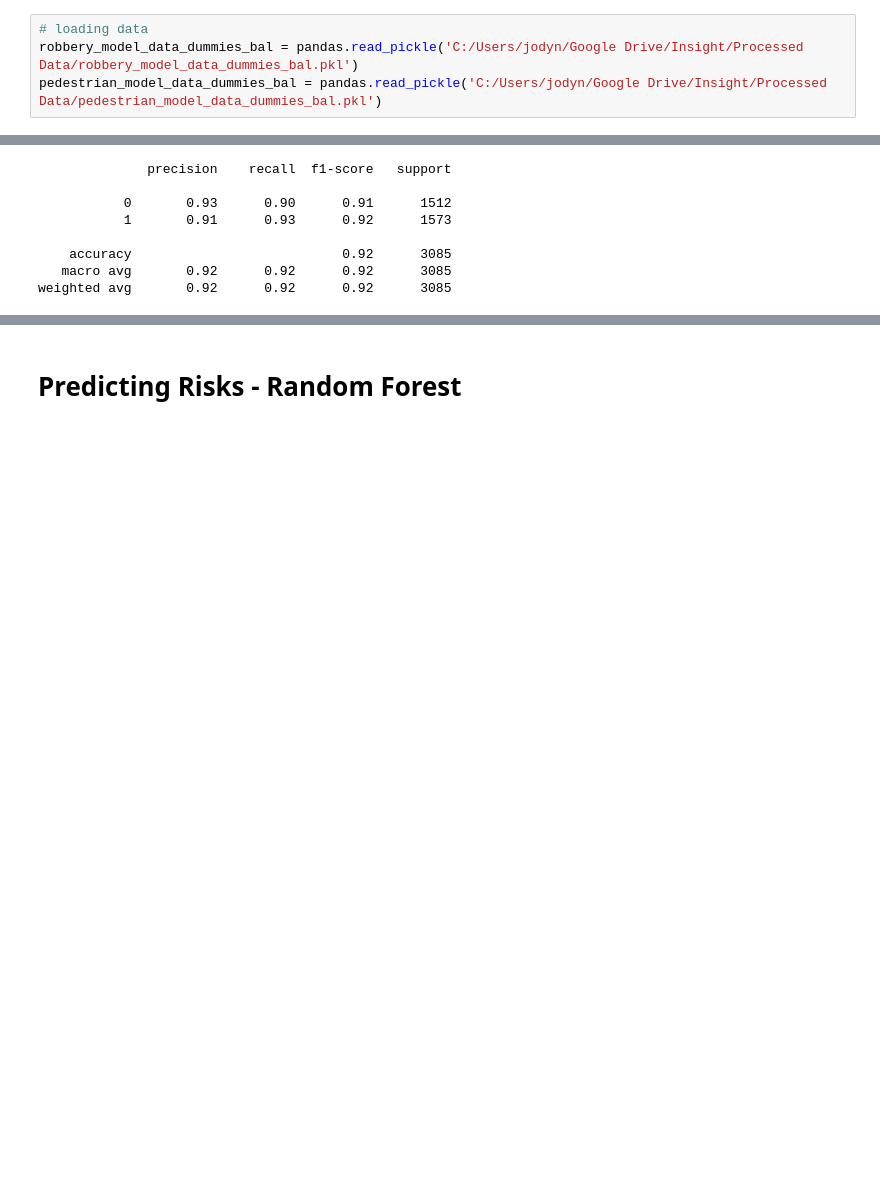
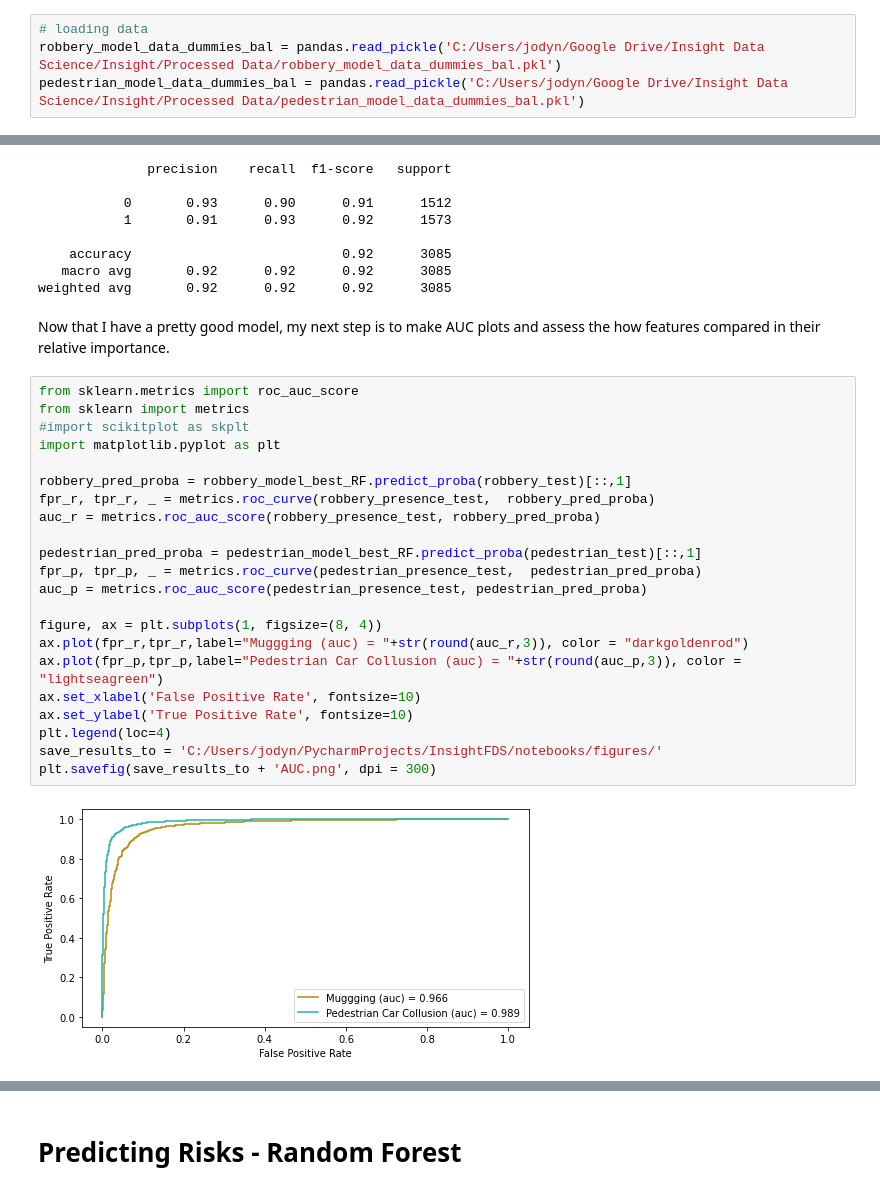
Before and after one commit to jodyndaniel/CityTrek, a Jupyter notebook: notebooks/archive/model-prediction.ipynb, the cells around one changed output, grey strips where cells are left out. Drawn from its saved outputs; the diff is of its cells as text; blank space fills up the shorter version.

Commit message:
adding figures for backup slides

```diff
--- a/notebooks/archive/model-prediction.ipynb
+++ b/notebooks/archive/model-prediction.ipynb
@@ -23,8 +23,8 @@ from scipy import ndimage, interpolate
 from photutils.utils import ShepardIDWInterpolator
 # %%
 # loading data
-robbery_model_data_dummies_bal = pandas.read_pickle('C:/Users/jodyn/Google Drive/Insight/Processed Data/robbery_model_data_dummies_bal.pkl')
-pedestrian_model_data_dummies_bal = pandas.read_pickle('C:/Users/jodyn/Google Drive/Insight/Processed Data/pedestrian_model_data_dummies_bal.pkl')
+robbery_model_data_dummies_bal = pandas.read_pickle('C:/Users/jodyn/Google Drive/Insight Data Science/Insight/Processed Data/robbery_model_data_dummies_bal.pkl')
+pedestrian_model_data_dummies_bal = pandas.read_pickle('C:/Users/jodyn/Google Drive/Insight Data Science/Insight/Processed Data/pedestrian_model_data_dummies_bal.pkl')
 # %%
 robbery_model_data_dummies_bal
 # %% [output]
@@ -374,3 +374,29 @@ print(classification_report(robbery_presence_test, robbery_model_prediction_best
     accuracy                           0.92      3085
    macro avg       0.92      0.92      0.92      3085
 weighted avg       0.92      0.92      0.92      3085
+# %% [markdown]
+Now that I have a pretty good model, my next step is to make AUC plots and assess the how features compared in their relative importance.
+# %%
+from sklearn.metrics import roc_auc_score
+from sklearn import metrics
+#import scikitplot as skplt
+import matplotlib.pyplot as plt
+
+robbery_pred_proba = robbery_model_best_RF.predict_proba(robbery_test)[::,1]
+fpr_r, tpr_r, _ = metrics.roc_curve(robbery_presence_test,  robbery_pred_proba)
+auc_r = metrics.roc_auc_score(robbery_presence_test, robbery_pred_proba)
+
+pedestrian_pred_proba = pedestrian_model_best_RF.predict_proba(pedestrian_test)[::,1]
+fpr_p, tpr_p, _ = metrics.roc_curve(pedestrian_presence_test,  pedestrian_pred_proba)
+auc_p = metrics.roc_auc_score(pedestrian_presence_test, pedestrian_pred_proba)
+
+figure, ax = plt.subplots(1, figsize=(8, 4))
+ax.plot(fpr_r,tpr_r,label="Muggging (auc) = "+str(round(auc_r,3)), color = "darkgoldenrod")
+ax.plot(fpr_p,tpr_p,label="Pedestrian Car Collusion (auc) = "+str(round(auc_p,3)), color = "lightseagreen")
+ax.set_xlabel('False Positive Rate', fontsize=10)
+ax.set_ylabel('True Positive Rate', fontsize=10)
+plt.legend(loc=4)
+save_results_to = 'C:/Users/jodyn/PycharmProjects/InsightFDS/notebooks/figures/'
+plt.savefig(save_results_to + 'AUC.png', dpi = 300)
+# %% [output]
+[figure, added]
```
Also changed, not shown: parts of 7 cells of this notebook, 6 other files.
